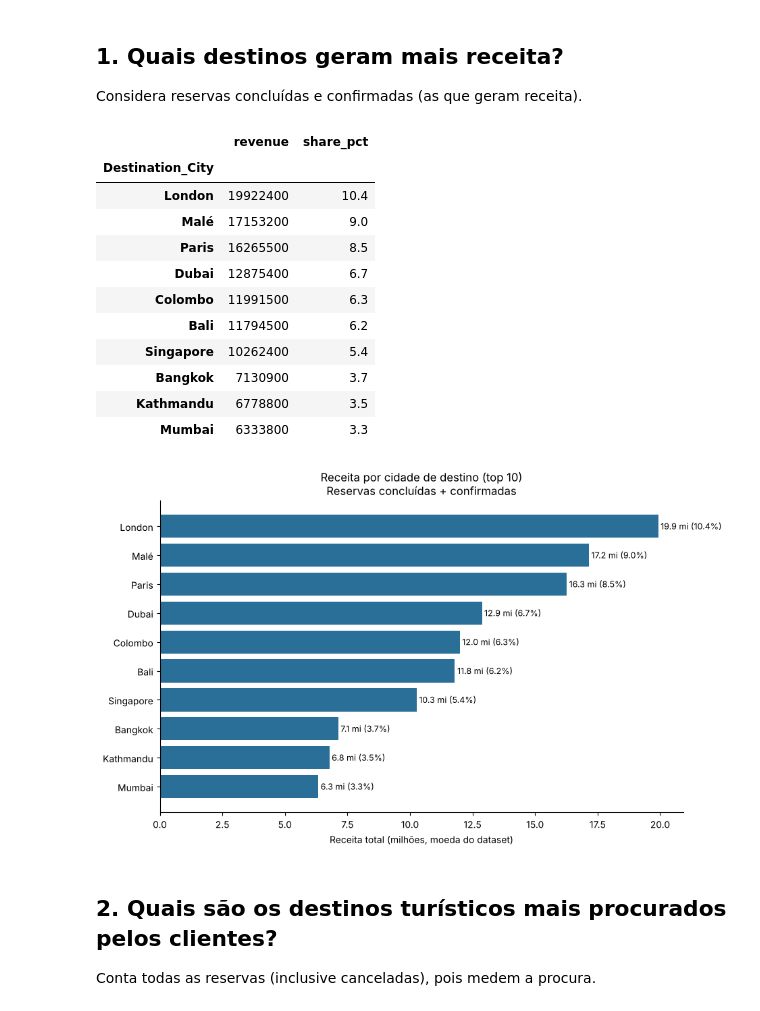
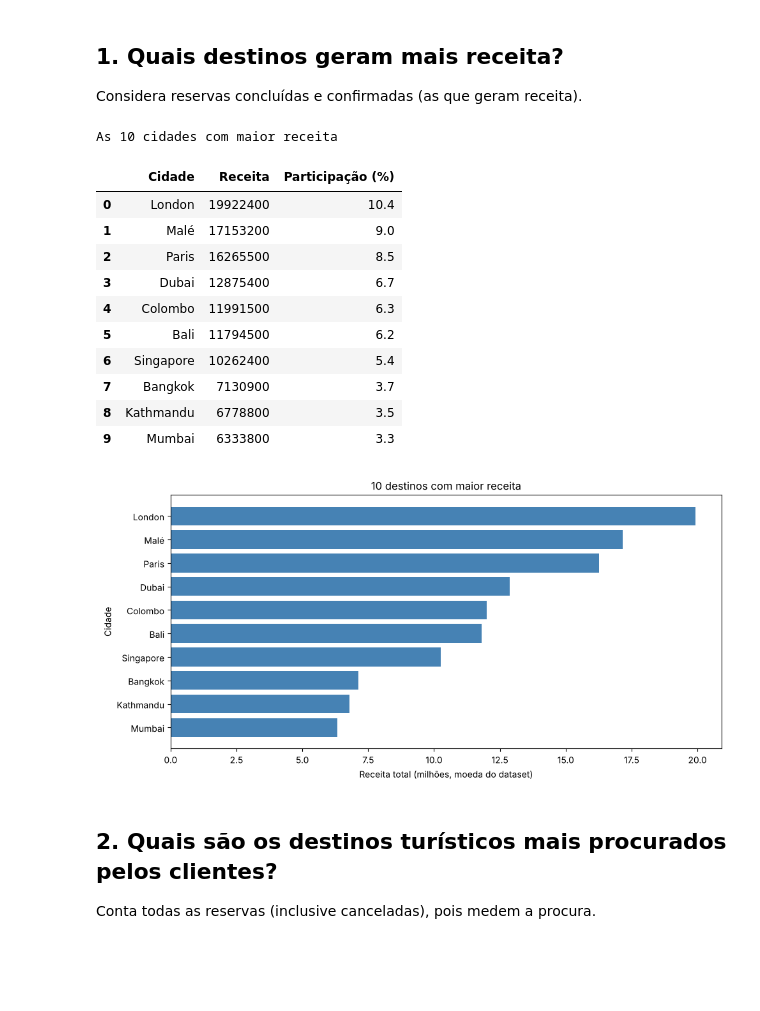
Before and after one commit to FVGustavo/inatel_c11_exercicios, a Jupyter notebook: c11_projeto.ipynb, the cells around one changed output. Cells and saved outputs as stored; diff of their text form; code cells hidden in the pictures; blank space fills up the shorter version.

```diff
--- a/c11_projeto.ipynb
+++ b/c11_projeto.ipynb
@@ -85,46 +49,44 @@ def _label_hbars(ax, bars, labels) -> None:
 # %% [markdown]
 ## 1. Quais destinos geram mais receita?
 Considera reservas concluídas e confirmadas (as que geram receita).
-# %%
-def revenue_by_city(df: pd.DataFrame, top_n: int = 10) -> pd.DataFrame:
-    """Receita total e participação (%) das top_n cidades de destino."""
-    paid = df[df['Booking_Status'].isin(REVENUE_STATUSES)]
-    revenue = paid.groupby('Destination_City')['Total_Trip_Cost'].sum()
-    share = 100 * revenue / revenue.sum()
-    table = pd.DataFrame({'revenue': revenue, 'share_pct': share})
-    return table.nlargest(top_n, 'revenue')
-
-
-def plot_revenue_by_city(table: pd.DataFrame):
-    fig, ax = _new_axes('Receita por cidade de destino (top 10)\n'
-                        'Reservas concluídas + confirmadas')
-    revenue_mi = table['revenue'] / 1e6
-    bars = ax.barh(table.index, revenue_mi, color=PRIMARY_COLOR)
-    ax.invert_yaxis()  # maior receita no topo
-    _label_hbars(ax, bars, [f'{r:.1f} mi ({s:.1f}%)'
-                            for r, s in zip(revenue_mi, table['share_pct'])])
-    ax.set_xlabel('Receita total (milhões, moeda do dataset)')
-    return fig
-
-
-receita = revenue_by_city(dados)
-display(receita.round(1))
-plot_revenue_by_city(receita)
-plt.show()
-# %% [output]
-|  | revenue | share_pct |
-| Destination_City |  |  |
-| London | 19922400 | 10.4 |
-| Malé | 17153200 | 9.0 |
-| Paris | 16265500 | 8.5 |
-| Dubai | 12875400 | 6.7 |
-| Colombo | 11991500 | 6.3 |
-| Bali | 11794500 | 6.2 |
-| Singapore | 10262400 | 5.4 |
-| Bangkok | 7130900 | 3.7 |
-| Kathmandu | 6778800 | 3.5 |
-| Mumbai | 6333800 | 3.3 |
-[figure, removed]
+# %%
+pagas = dados[dados['Booking_Status'].isin(['Completed', 'Confirmed'])]
+
+receita = pagas.groupby('Destination_City')['Total_Trip_Cost'].sum()
+top_receita = receita.sort_values(ascending=False).head(10)
+
+tabela_receita = pd.DataFrame({
+    'Cidade': top_receita.index,
+    'Receita': top_receita.values,
+    'Participação (%)': (100 * top_receita.values / receita.sum()).round(1)
+})
+
+print('As 10 cidades com maior receita')
+display(tabela_receita)
+
+plt.figure(figsize=(10, 5))
+plt.barh(top_receita.index, top_receita.values / 1e6, color='steelblue')
+plt.gca().invert_yaxis()  # maior receita no topo
+
+plt.title('10 destinos com maior receita')
+plt.xlabel('Receita total (milhões, moeda do dataset)')
+plt.ylabel('Cidade')
+plt.tight_layout()
+plt.show()
+# %% [output]
+As 10 cidades com maior receita
+|  | Cidade | Receita | Participação (%) |
+| 0 | London | 19922400 | 10.4 |
+| 1 | Malé | 17153200 | 9.0 |
+| 2 | Paris | 16265500 | 8.5 |
+| 3 | Dubai | 12875400 | 6.7 |
+| 4 | Colombo | 11991500 | 6.3 |
+| 5 | Bali | 11794500 | 6.2 |
+| 6 | Singapore | 10262400 | 5.4 |
+| 7 | Bangkok | 7130900 | 3.7 |
+| 8 | Kathmandu | 6778800 | 3.5 |
+| 9 | Mumbai | 6333800 | 3.3 |
+[figure, added]
 # %% [markdown]
 ## 2. Quais são os destinos turísticos mais procurados pelos clientes?
 Conta todas as reservas (inclusive canceladas), pois medem a procura.
```
Also changed, not shown: parts of 15 cells of this notebook.
